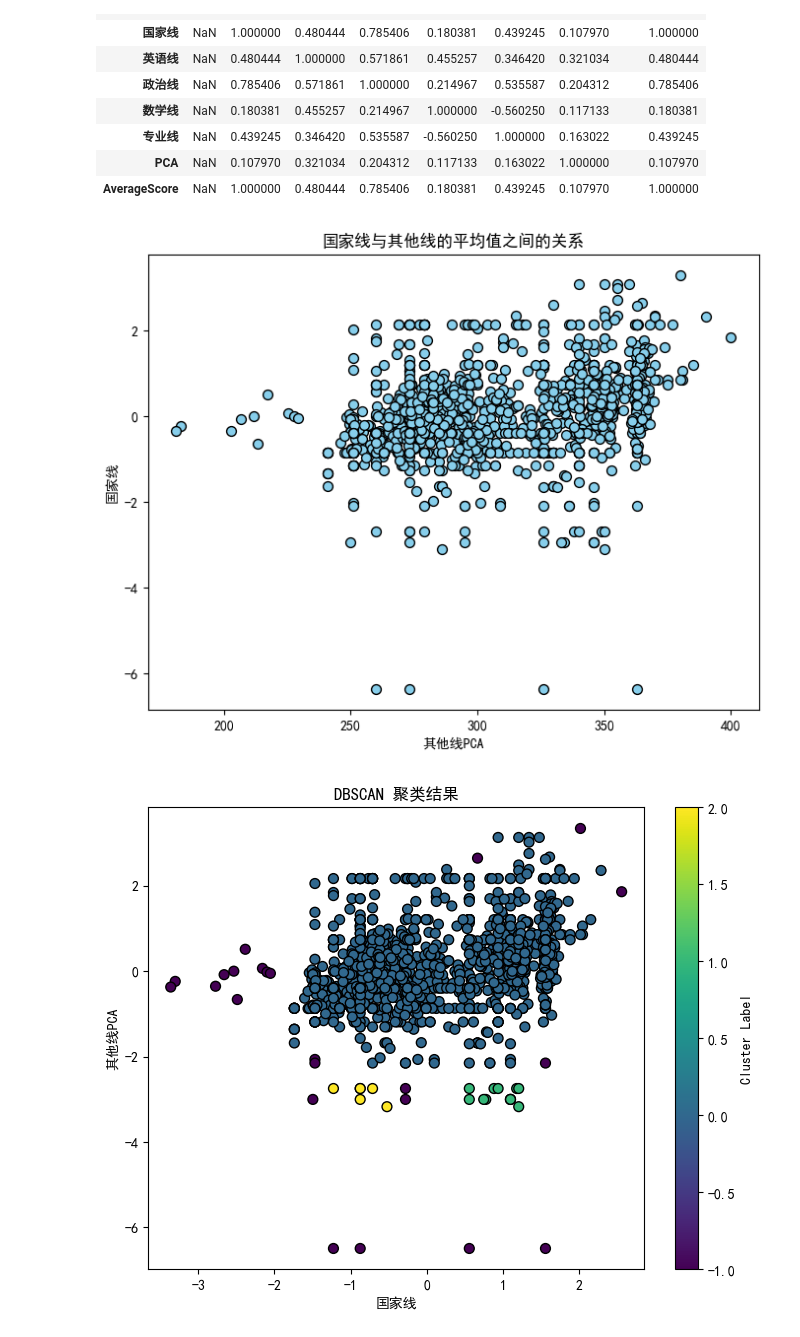
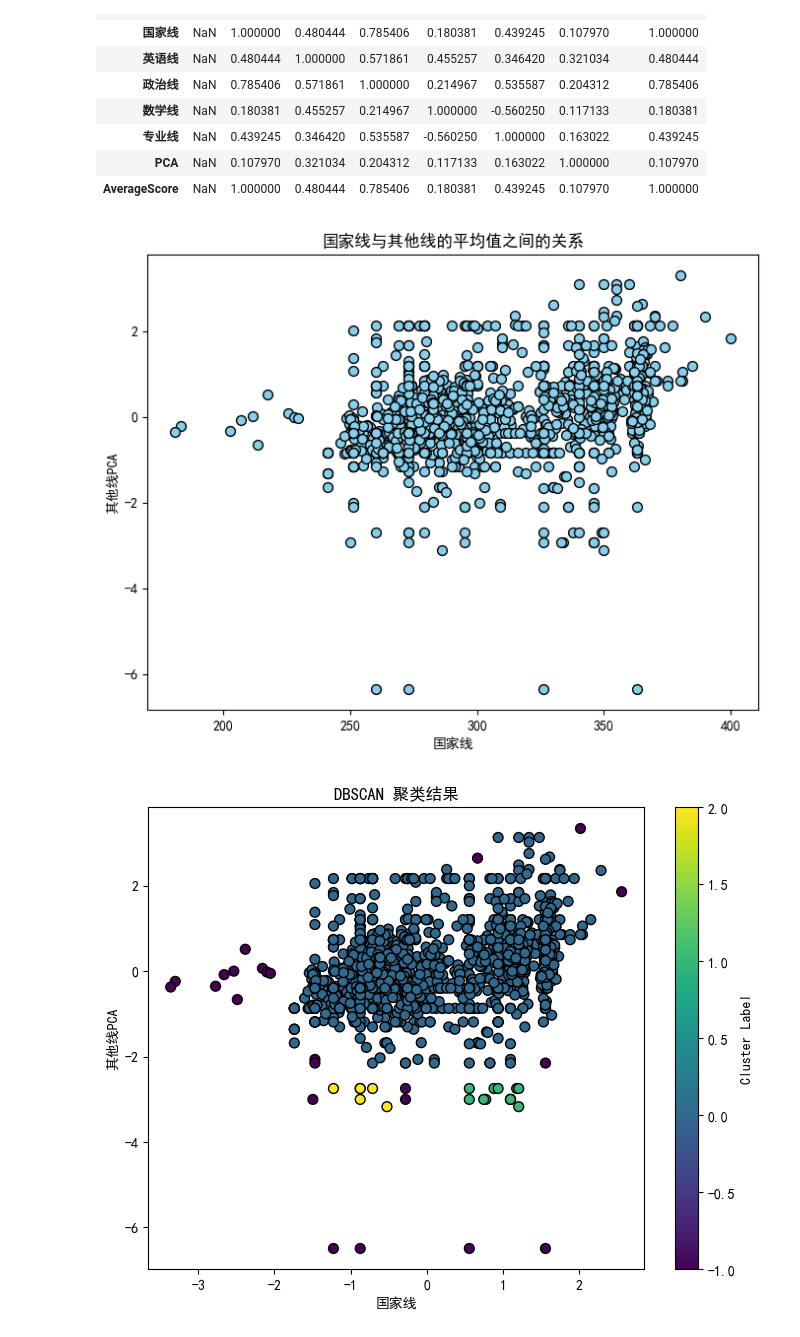
Before and after one commit to rainbowyuyu/dm_design, a Jupyter notebook: data_show.ipynb, the cells around one changed output. Drawn from its saved outputs; the diff is of its cells as text; code cells hidden in the pictures.

```diff
--- a/data_show.ipynb
+++ b/data_show.ipynb
@@ -245,24 +234,24 @@ correlation_matrix
 # %%
 import matplotlib.pyplot as plt
 
 # 按专业计算 '国家线' 和其他四个线（'英语线', '政治线', '数学线', '专业线'）的平均值
 avg_scores = data.groupby('专业')[['国家线','PCA']].mean()
 
 # 获取其他四个线的平均值列
 x = avg_scores['国家线']  # 每个专业的国家线
 y = avg_scores['PCA']  # 每个专业的四个线的平均值
 
 # 绘制二维散点图
 plt.figure(figsize=(8, 6))
 plt.scatter(x, y, color='skyblue', edgecolor='black', s=50)  # s=50 为点的大小
 plt.title('国家线与其他线的平均值之间的关系')
-plt.xlabel('其他线PCA')
-plt.ylabel('国家线')
+plt.xlabel('国家线')
+plt.ylabel('其他线PCA')
 
 # 显示图形
 plt.show()
 # %% [output]
-[figure, old version]
+[figure, new version]
 # %%
 import numpy as np
 import matplotlib.pyplot as plt
```
Also changed, not shown: parts of 2 cells of this notebook.
